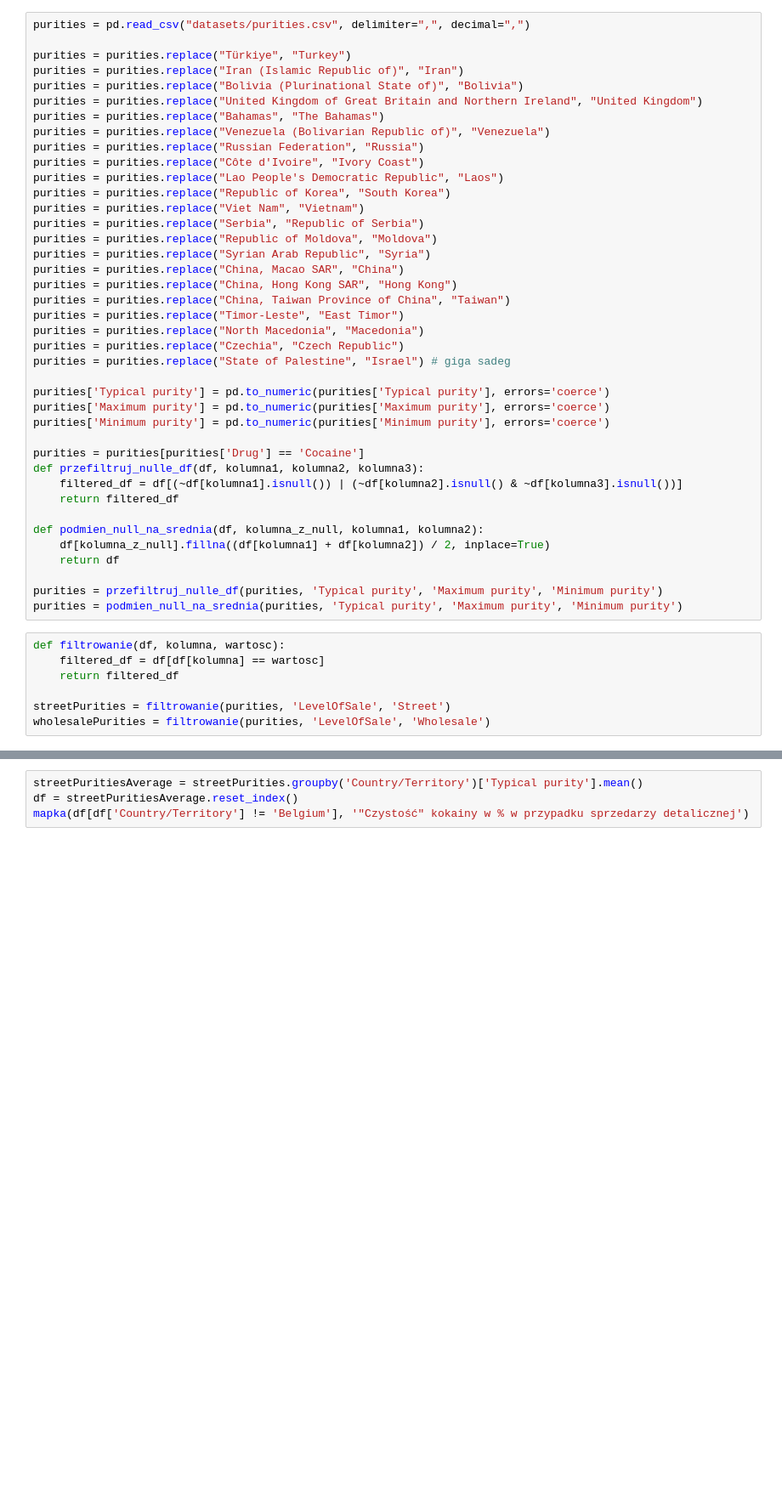
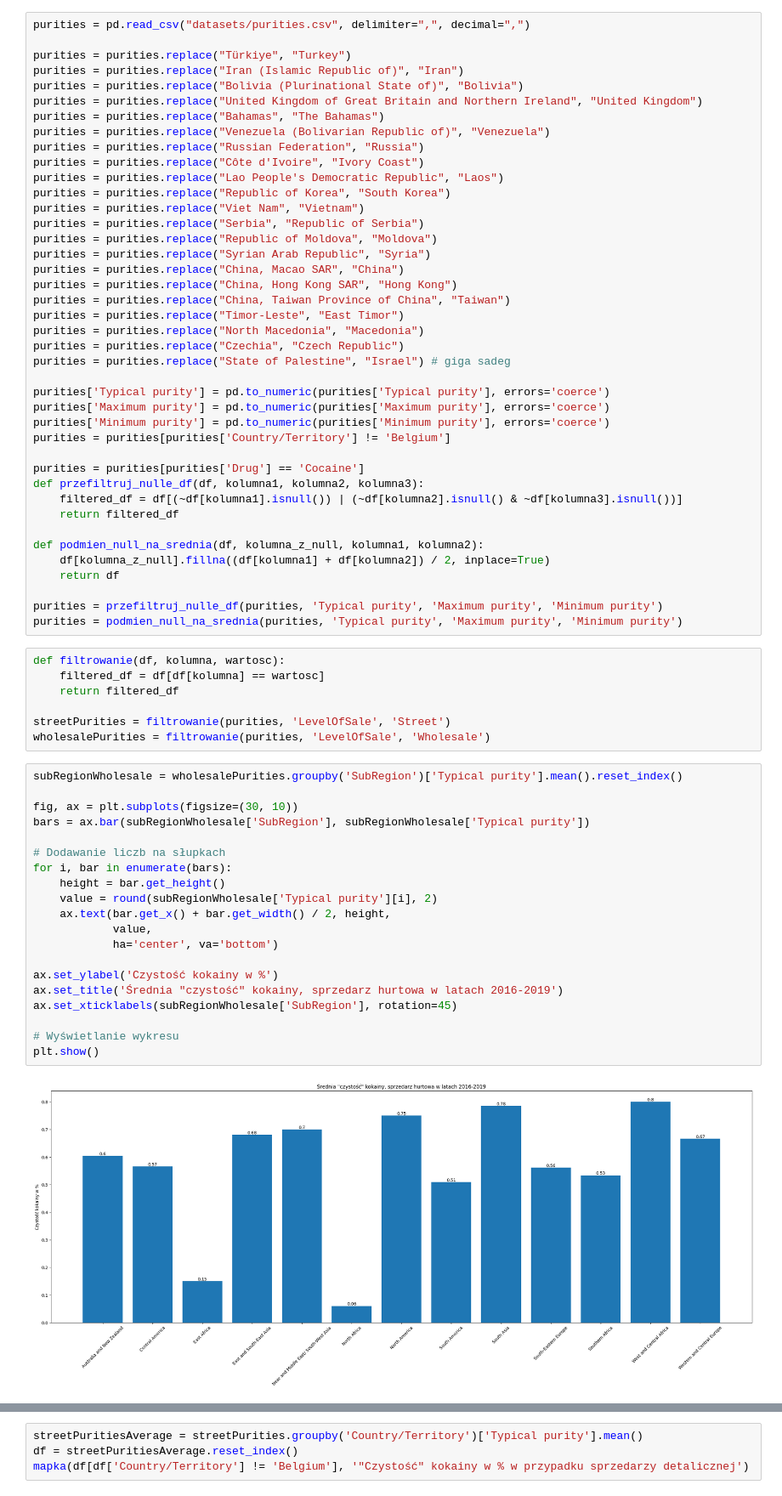
Before and after one commit to Armillion/DataVisualization, a Jupyter notebook: purities.ipynb, the cells around one changed output, grey strips where cells are left out. Shown at 85% size. Saved outputs shown, nothing was run; the diff lists cells and outputs as text; blank space fills up the shorter version.

```diff
--- a/purities.ipynb
+++ b/purities.ipynb
@@ -35,6 +38,7 @@ purities = purities.replace("State of Palestine", "Israel") # giga sadeg
 purities['Typical purity'] = pd.to_numeric(purities['Typical purity'], errors='coerce')
 purities['Maximum purity'] = pd.to_numeric(purities['Maximum purity'], errors='coerce')
 purities['Minimum purity'] = pd.to_numeric(purities['Minimum purity'], errors='coerce')
+purities = purities[purities['Country/Territory'] != 'Belgium']
 
 purities = purities[purities['Drug'] == 'Cocaine']
 def przefiltruj_nulle_df(df, kolumna1, kolumna2, kolumna3):
@@ -54,3 +58,25 @@ def filtrowanie(df, kolumna, wartosc):
 
 streetPurities = filtrowanie(purities, 'LevelOfSale', 'Street')
 wholesalePurities = filtrowanie(purities, 'LevelOfSale', 'Wholesale')
+# %%
+subRegionWholesale = wholesalePurities.groupby('SubRegion')['Typical purity'].mean().reset_index()
+
+fig, ax = plt.subplots(figsize=(30, 10))
+bars = ax.bar(subRegionWholesale['SubRegion'], subRegionWholesale['Typical purity'])
+
+# Dodawanie liczb na słupkach
+for i, bar in enumerate(bars):
+    height = bar.get_height()
+    value = round(subRegionWholesale['Typical purity'][i], 2)
+    ax.text(bar.get_x() + bar.get_width() / 2, height,
+            value,
+            ha='center', va='bottom')
+
+ax.set_ylabel('Czystość kokainy w %')
+ax.set_title('Średnia "czystość" kokainy, sprzedarz hurtowa w latach 2016-2019')
+ax.set_xticklabels(subRegionWholesale['SubRegion'], rotation=45)
+
+# Wyświetlanie wykresu
+plt.show()
+# %% [output]
+[figure, added]
```
Also changed, not shown: parts of 6 cells of this notebook, 1 other file.
